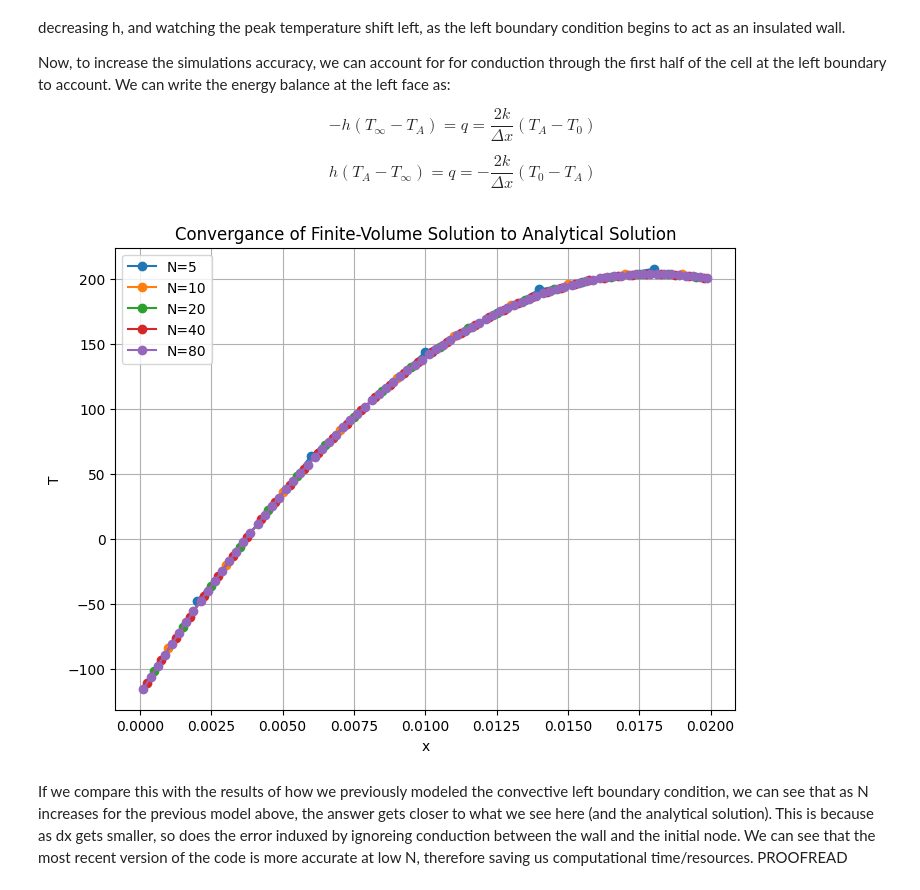
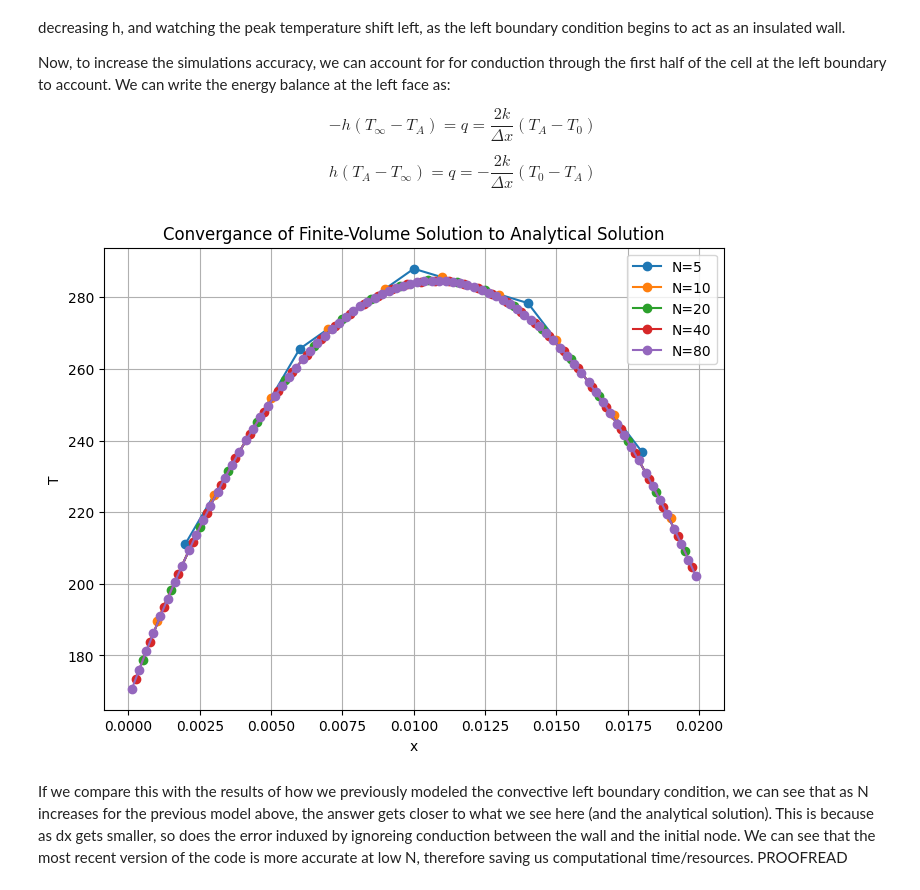
Before and after one commit to cjdipietrantonio/ME5311, a Jupyter notebook: other/flipclassrooomexcercises/01/ME5311-elliptic.ipynb, the cells around one changed output. Cells and saved outputs as stored; diff of their text form; code cells hidden in the pictures.

```diff
--- a/other/flipclassrooomexcercises/01/ME5311-elliptic.ipynb
+++ b/other/flipclassrooomexcercises/01/ME5311-elliptic.ipynb
@@ -301,7 +301,7 @@ errors = []
 for N in N_vals:
     dx = L/N; # length of each computational cell
 
-    k_eff = 1/((dx/(2*k)) - (1/h)) # effective thermal conductivity for the Robin boundary condition at the left boundary
+    k_eff = 1/((1/h) + (dx/(2*k))) # effective thermal conductivity for the Robin boundary condition at the left boundary
 
     Xc = np.zeros(N); # coordinates at the center of each cell
     for i in range(0, N):
@@ -317,35 +317,35 @@ for N in N_vals:
     for i in range(1,N-1):
         A[i,i] = -2*k/dx;
         A[i,i+1] = k/dx; # The first index indicates cell ID
         A[i,i-1] = k/dx; # The second index indicates the cells involved
     # for left boundary
-    A[0,0] = -k/dx + k_eff; # Robin boundary condition
+    A[0,0] = -k/dx - k_eff; # Robin boundary condition
     A[0,1] = k/dx;
     # for right boundary
     A[N-1,N-1] = -3*k/dx;
     A[N-1,N-2] = k/dx;
 
     ## Set up b vector
     b=np.zeros(N);
     for i in range(1,N-1):
         b[i] = -qsrc[i]*dx;
     #left boundary
-    b[0] = -qsrc[0]*dx + k_eff*T_inf; # Robin boundary condition
+    b[0] = -qsrc[0]*dx - k_eff*T_inf; # Robin boundary condition
     #right boundary
     b[N-1] = -qsrc[N-1]*dx -2*k*TB/dx;
 
     # solve for Temperature
     T_num = np.linalg.solve(A,b)
     #print(T)
     plt.plot(Xc, T_num, 'o-', label=f'N={N}')
 
 plt.xlabel('x')
 plt.ylabel('T')
 plt.title('Convergance of Finite-Volume Solution to Analytical Solution')
 plt.legend()
 plt.grid()
 plt.show()
 # %% [output]
-[figure, old version]
+[figure, new version]
 # %% [markdown]
 If we compare this with the results of how we previously modeled the convective left boundary condition, we can see that as N increases for the previous model above, the answer gets closer to what we see here (and the analytical solution). This is because as dx gets smaller, so does the error induxed by ignoreing conduction between the wall and the initial node. We can see that the most recent version of the code is more accurate at low N, therefore saving us computational time/resources. PROOFREAD
```
